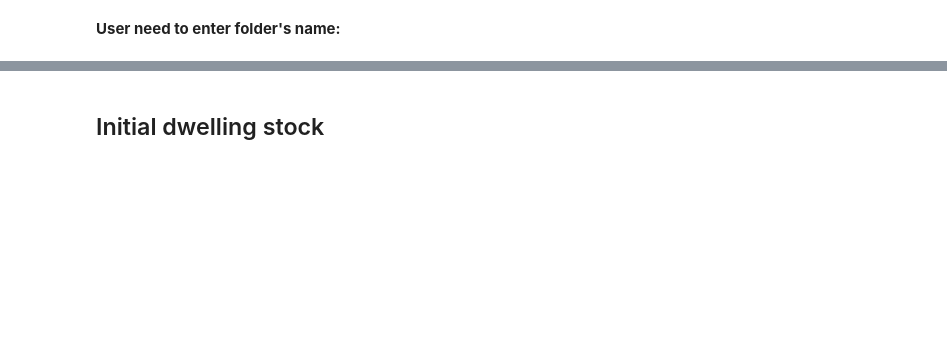
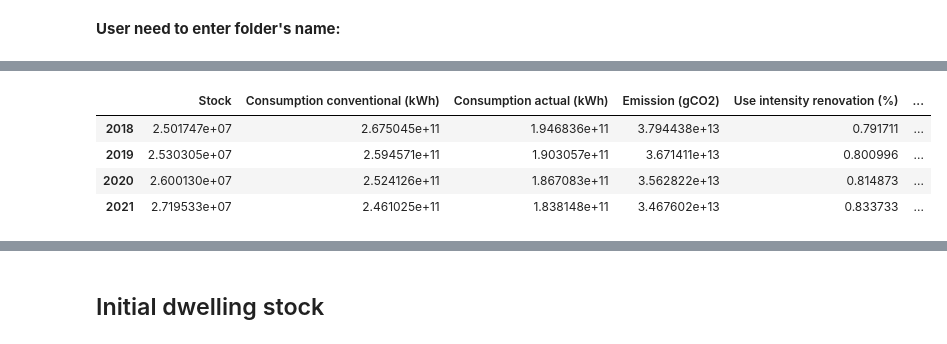
Before and after one commit to CIRED/Res-IRF, a Jupyter notebook: project/user_interface.ipynb, the cells around one changed output, grey strips where cells are left out. Cells and saved outputs as stored; diff of their text form; code cells hidden in the pictures; blank space fills up the shorter version.

```diff
--- a/project/user_interface.ipynb
+++ b/project/user_interface.ipynb
@@ -125,0 +41,9 @@ Reading: /Users/lucas/PycharmProjects/Res-IRF/project/output/20210629_171700/Sta
+# %%
+summary = pd.read_csv(os.path.join(folder_output, 'summary.csv'), index_col=[0])
+display(summary)
+# %% [output]
+|  | Stock | Consumption conventional (kWh) | Consumption actual (kWh) | Emission (gCO2) | Use intensity renovation (%) | ... |
+| 2018 | 2.501747e+07 | 2.675045e+11 | 1.946836e+11 | 3.794438e+13 | 0.791711 | ... |
+| 2019 | 2.530305e+07 | 2.594571e+11 | 1.903057e+11 | 3.671411e+13 | 0.800996 | ... |
+| 2020 | 2.600130e+07 | 2.524126e+11 | 1.867083e+11 | 3.562822e+13 | 0.814873 | ... |
+| 2021 | 2.719533e+07 | 2.461025e+11 | 1.838148e+11 | 3.467602e+13 | 0.833733 | ... |
```
Also changed, not shown: parts of 16 cells of this notebook, 6 other files.
